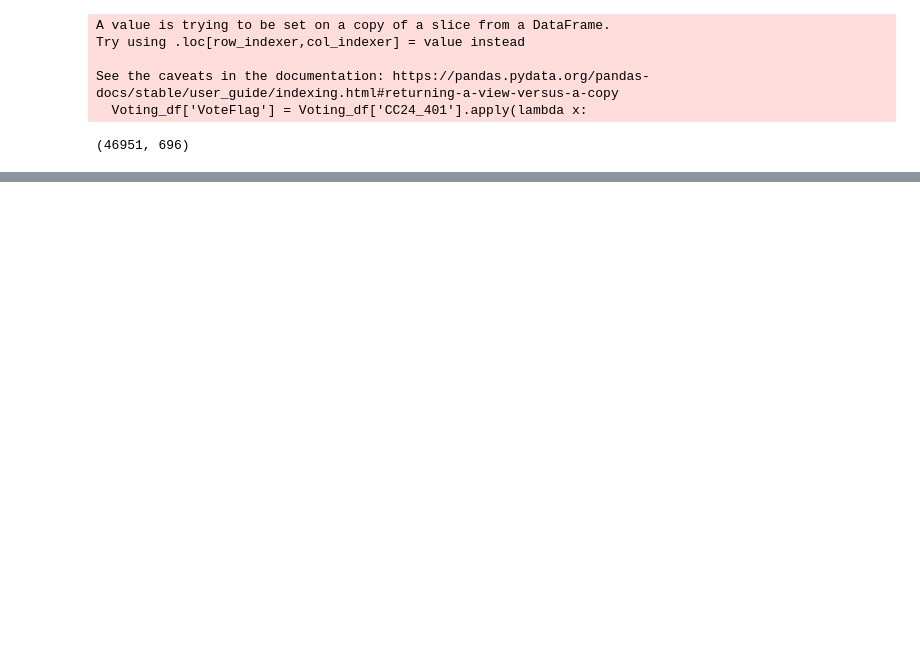
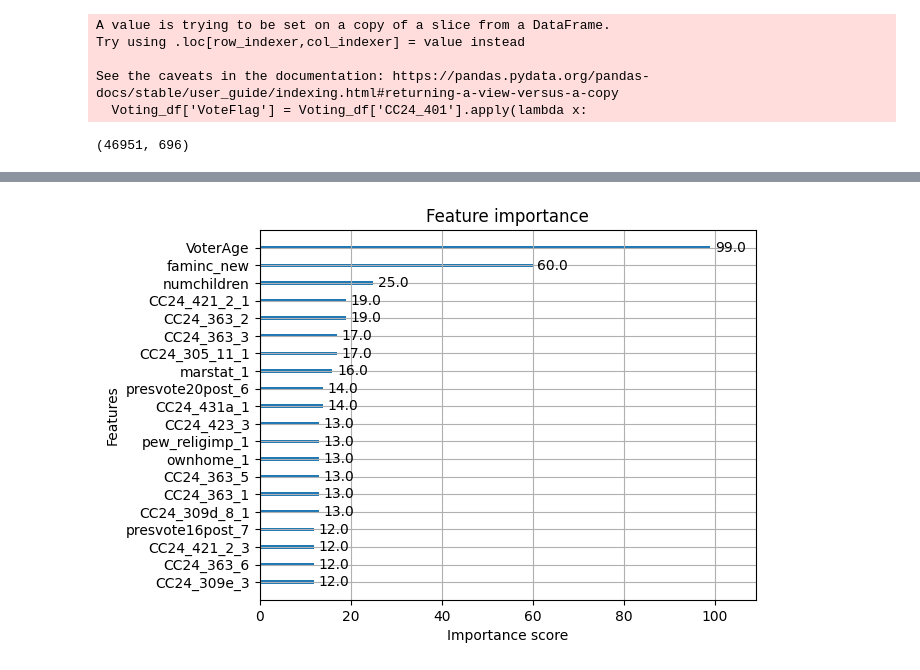
Before and after one commit to agtrinidad/s26-hnz-voter-predictors, a Jupyter notebook: g17_avery_workspace.ipynb, the cells around one changed output, grey strips where cells are left out. Drawn from its saved outputs; the diff is of its cells as text; code cells hidden in the pictures; blank space fills up the shorter version.

```diff
--- a/g17_avery_workspace.ipynb
+++ b/g17_avery_workspace.ipynb
@@ -1086,0 +1274,7 @@ full_features = [
+# %%
+#Model weights
+xgb_model.get_booster().feature_names = list(X_processed.columns)
+plot_importance(xgb_model, max_num_features=20)
+plt.show()
+# %% [output]
+[figure, added]
```
Also changed, not shown: parts of 16 cells of this notebook.
